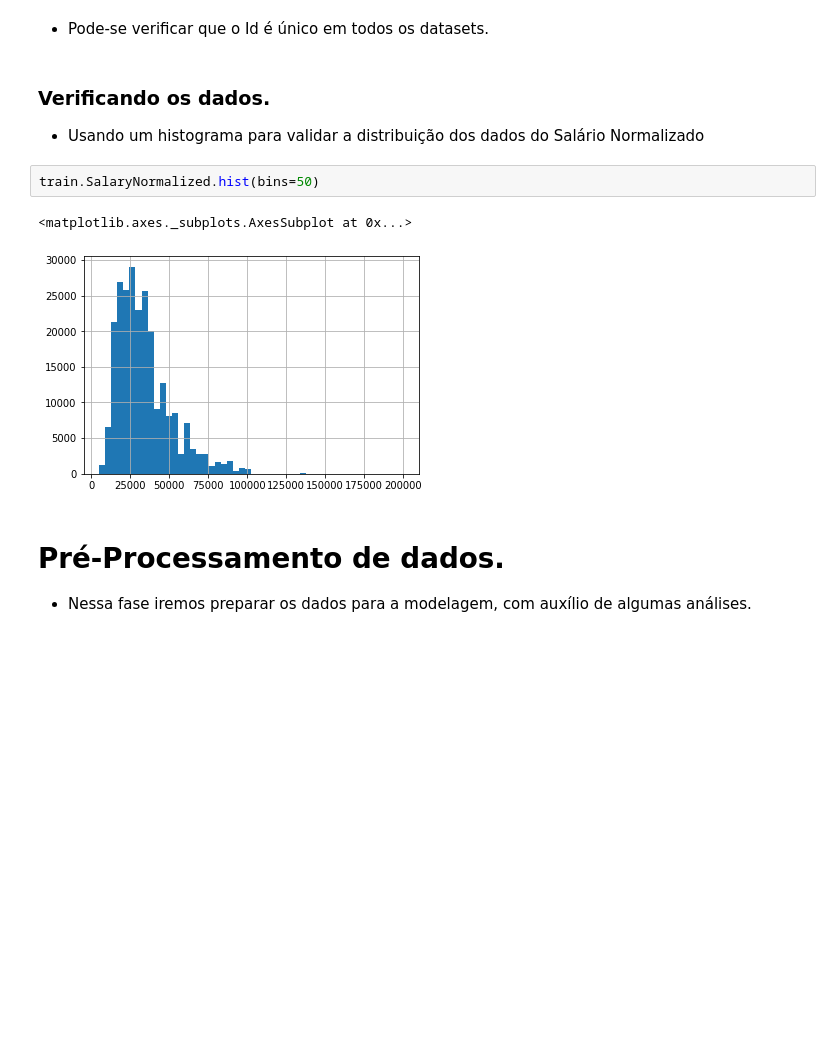
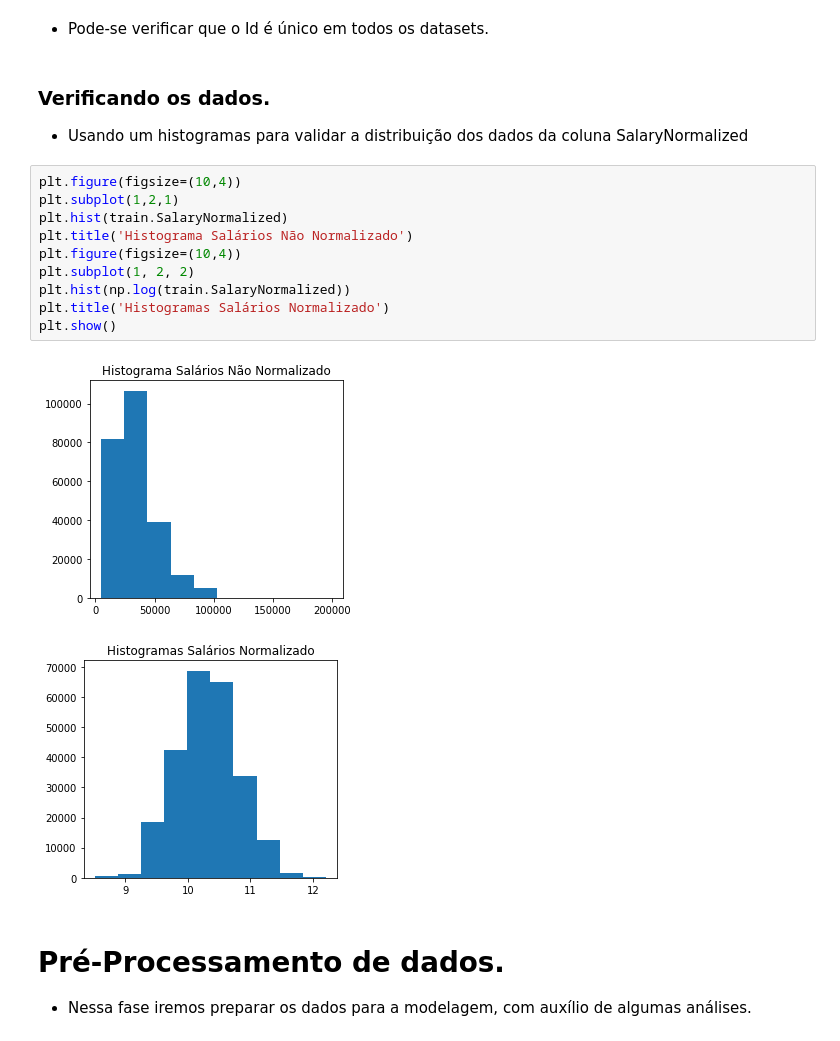
Before and after one commit to NophaieViscente/PredictSalary, a Jupyter notebook: PredictSalary_RegressionProblemExample_AED.ipynb, the cells around one changed output. Cells and saved outputs as stored; diff of their text form; blank space fills up the shorter version.

```diff
--- a/PredictSalary_RegressionProblemExample_AED.ipynb
+++ b/PredictSalary_RegressionProblemExample_AED.ipynb
@@ -145,12 +147,20 @@ memory usage: 22.4+ MB
 * Pode-se verificar que o Id é único em todos os datasets.
 # %% [markdown]
 ### Verificando os dados.
-* Usando um histograma para validar a distribuição dos dados do Salário Normalizado
+* Usando um histogramas para validar a distribuição dos dados da coluna SalaryNormalized
-# %%
-train.SalaryNormalized.hist(bins=50)
-# %% [output]
-<matplotlib.axes._subplots.AxesSubplot at 0x...>
-[figure, removed]
+# %%
+plt.figure(figsize=(10,4))
+plt.subplot(1,2,1)
+plt.hist(train.SalaryNormalized)
+plt.title('Histograma Salários Não Normalizado')
+plt.figure(figsize=(10,4))
+plt.subplot(1, 2, 2)
+plt.hist(np.log(train.SalaryNormalized))
+plt.title('Histogramas Salários Normalizado')
+plt.show()
+# %% [output]
+[figure, added]
+[figure, added]
 # %% [markdown]
 # Pré-Processamento de dados.
 * Nessa fase iremos preparar os dados para a modelagem, com auxílio de algumas análises.
```
Also changed, not shown: parts of 32 cells of this notebook.
